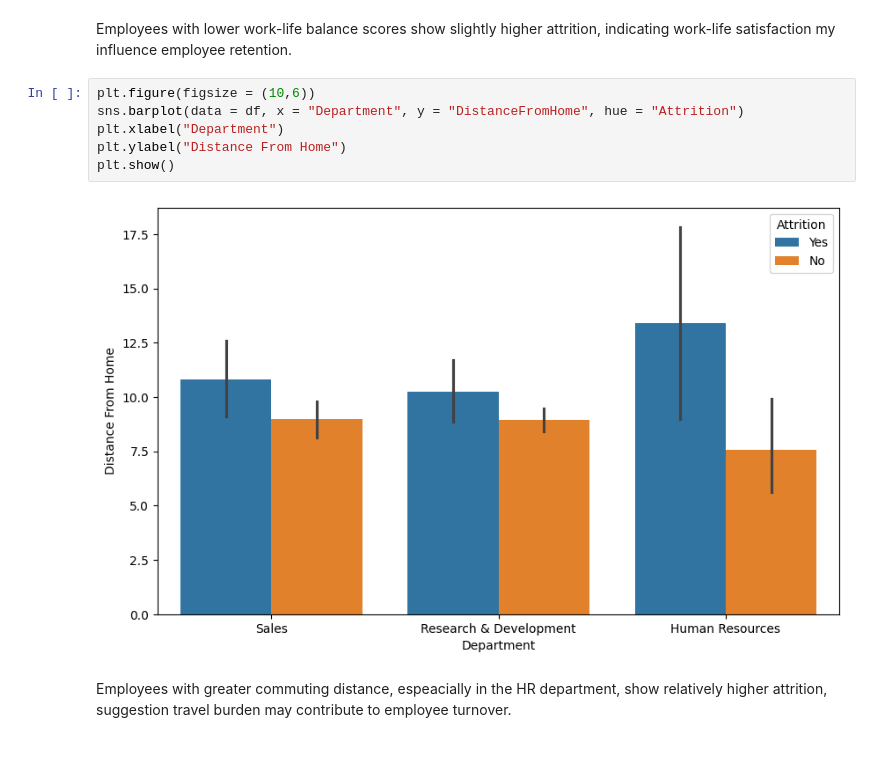
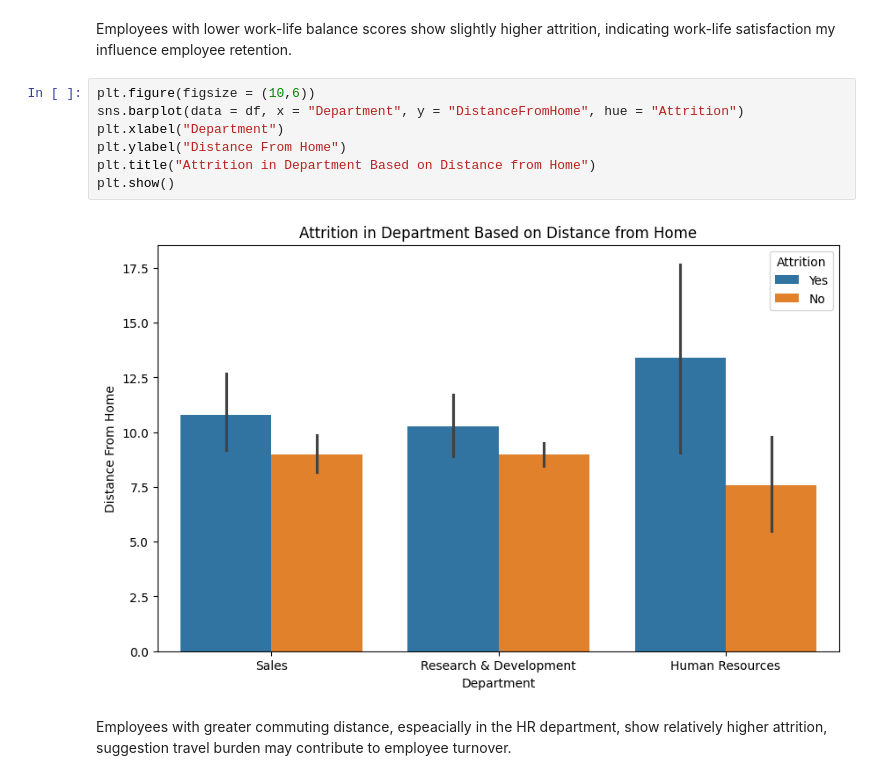
Before and after one commit to dhokabhoomi/HR-Employee-Attrition-Analysis, a Jupyter notebook: HR_Attrition.ipynb, the cells around one changed output. Saved outputs shown, nothing was run; the diff lists cells and outputs as text; blank space fills up the shorter version.

```diff
--- a/HR_Attrition.ipynb
+++ b/HR_Attrition.ipynb
@@ -115,11 +117,12 @@ Employees with lower work-life balance scores show slightly higher attrition, in
 # %%
 plt.figure(figsize = (10,6))
 sns.barplot(data = df, x = "Department", y = "DistanceFromHome", hue = "Attrition")
 plt.xlabel("Department")
 plt.ylabel("Distance From Home")
+plt.title("Attrition in Department Based on Distance from Home")
 plt.show()
 # %% [output]
-[figure, old version]
+[figure, new version]
 # %% [markdown]
 Employees with greater commuting distance, espeacially in the HR department, show relatively higher attrition, suggestion travel burden may contribute to employee turnover.
 # %%
```
Also changed, not shown: parts of 4 cells of this notebook.
